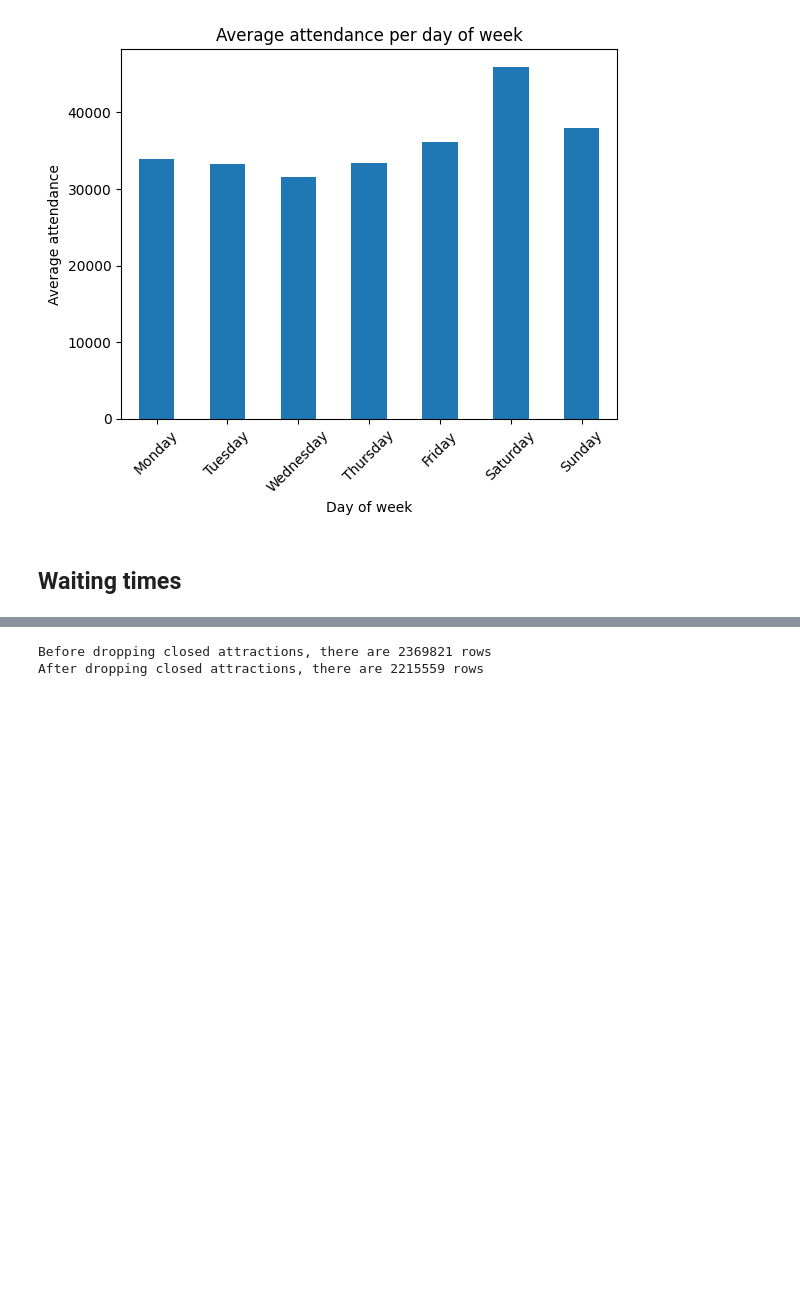
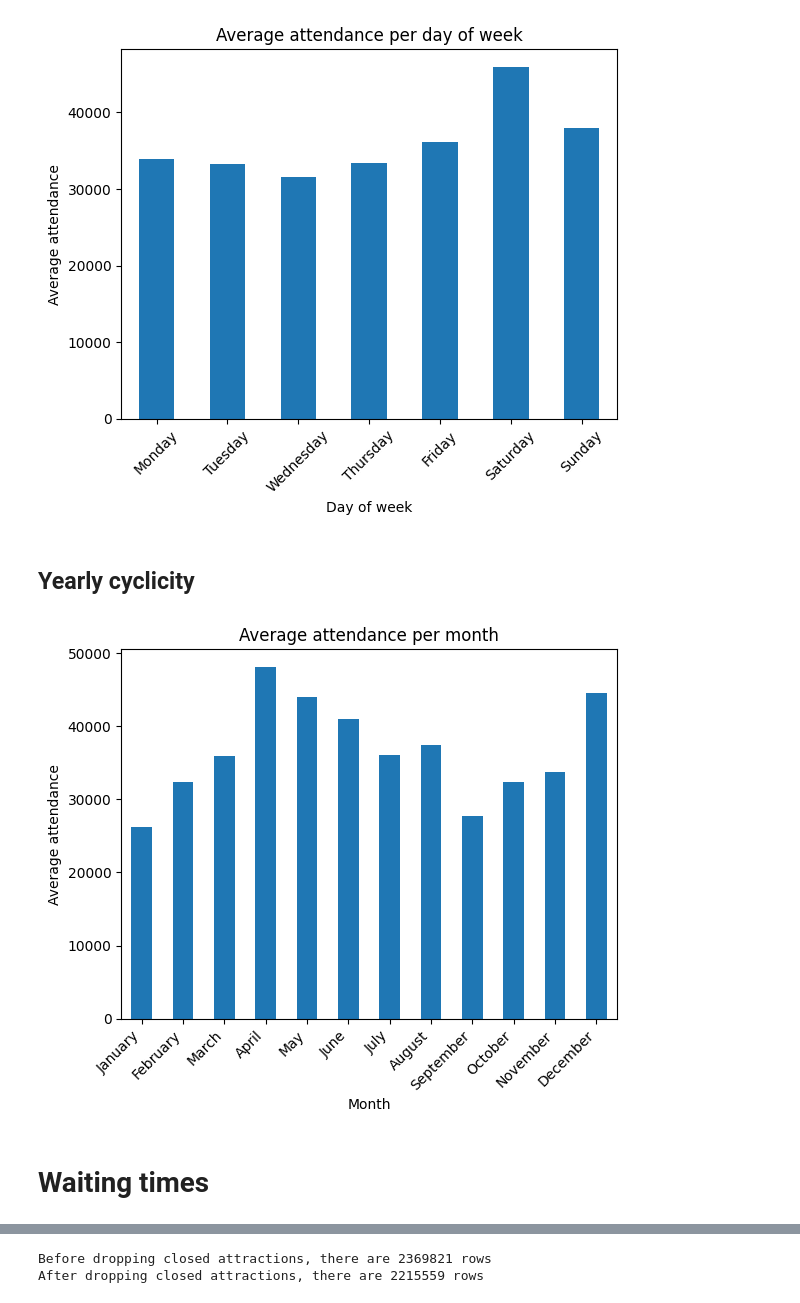
Before and after one commit to AdeStAff/endless_line, a Jupyter notebook: notebooks/Augustin/cyclicity_analysis.ipynb, the cells around one changed output, grey strips where cells are left out. Drawn from its saved outputs; the diff is of its cells as text; code cells hidden in the pictures; blank space fills up the shorter version.

```diff
--- a/notebooks/Augustin/cyclicity_analysis.ipynb
+++ b/notebooks/Augustin/cyclicity_analysis.ipynb
@@ -39,5 +39,18 @@ plt.xticks(ticks=np.arange(7), labels=["Monday", "Tuesday", "Wednesday", "Thursd
 plt.show()
 # %% [output]
 [figure]
+# %% [markdown]
+## Yearly cyclicity
+# %%
+# Let's create a month column and plot the average attendance per month
+df_attendance["month"] = pd.to_datetime(df_attendance["USAGE_DATE"]).dt.month
+df_attendance.groupby("month")["attendance"].mean().plot(kind="bar")
+plt.title("Average attendance per month")
+plt.ylabel("Average attendance")
+plt.xlabel("Month")
+plt.xticks(ticks=np.arange(12), labels=["January", "February", "March", "April", "May", "June", "July", "August", "September", "October", "November", "December"], rotation=45, ha="right")
+plt.show()
+# %% [output]
+[figure, added]
 # %% [markdown]
-## Waiting times
+# Waiting times
```
Also changed, not shown: parts of 7 cells of this notebook.
